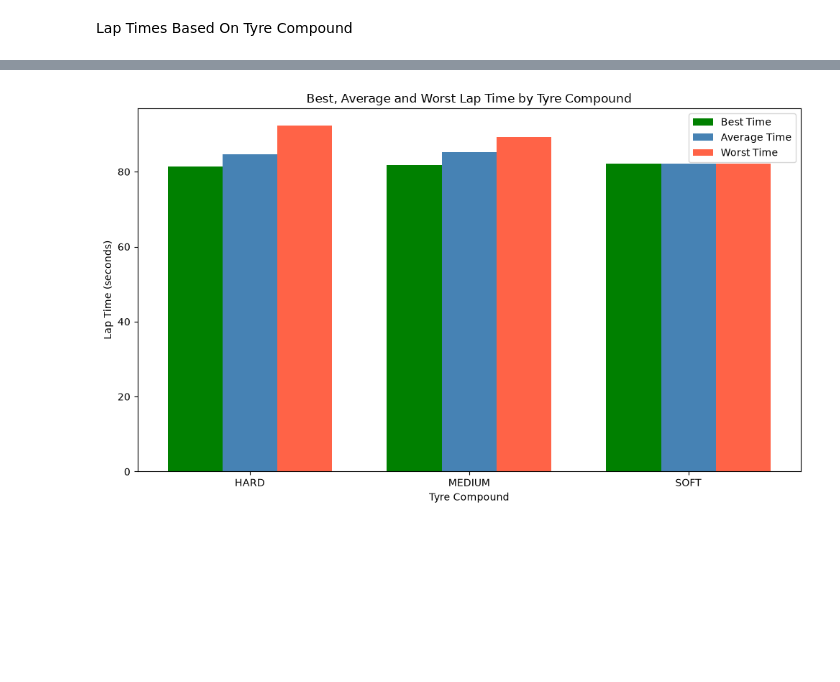
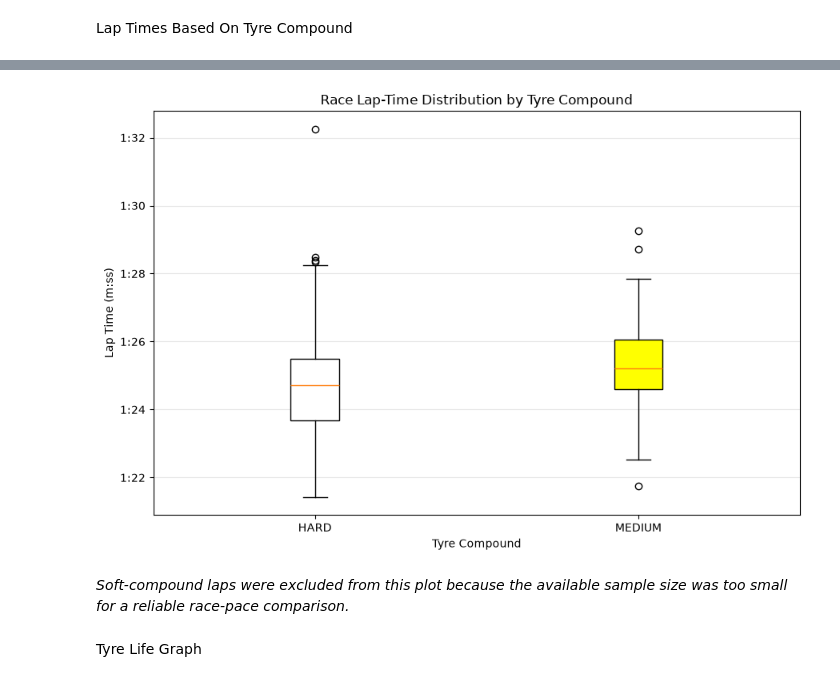
Before and after one commit to umutk11/f1-strategy-optimizer, a Jupyter notebook: notebooks/01_eda.ipynb, the cells around one changed output, grey strips where cells are left out. Cells and saved outputs as stored; diff of their text form; code cells hidden in the pictures; blank space fills up the shorter version.

Commit message:
Tyre and Pace Based Data Exploration

```diff
--- a/notebooks/01_eda.ipynb
+++ b/notebooks/01_eda.ipynb
@@ -680,6 +680,8 @@ Lap Times Based On Tyre Compound
 # %%
 tyre_analysis_data = race_strategy_laps[
     [
+        "Driver",
+        "Stint",
         "Compound",
         "LapTime",
         "TyreLife",
@@ -724,44 +740,51 @@ compound_summary
+# %%
+plot_compounds = reliable_compounds.tolist()
+
+boxplot_data = [
+    normal_tyre_laps.loc[
+        normal_tyre_laps["Compound"] == compound,
+        "LapTimeSeconds"
+    ].dropna()
+    for compound in plot_compounds
+]
+# %%
+from matplotlib.ticker import FuncFormatter
+
+def format_seconds_label(value, position):
+    total_seconds = int(round(value))
+    minutes, seconds = divmod(total_seconds, 60)
+    return f"{minutes}:{seconds:02d}"
 # %%
-import numpy as np
-import matplotlib.pyplot as plt
+fig, ax = plt.subplots(figsize=(9, 6))
 
-x = np.arange(len(compound_summary))
-width = 0.25
-
-fig, ax = plt.subplots(figsize=(10, 6))
-
-ax.bar(
-    x - width,
-    compound_summary["BestLapTime"],
-    width,
-    label="Best Time",
-    color="green",
+boxplot = ax.boxplot(
+    boxplot_data,
+    patch_artist=True
 )
 
-ax.bar(
-    x,
-    compound_summary["AverageLapTime"],
-    width,
-    label="Average Time",
-    color="steelblue"
+colors = ["white", "yellow"]
+
+for patch, color in zip(boxplot["boxes"], colors):
+    patch.set_facecolor(color)
+
+ax.set_xticks(range(1, len(plot_compounds) + 1))
+ax.set_xticklabels(plot_compounds)
+
+ax.set_title("Race Lap-Time Distribution by Tyre Compound")
+ax.set_xlabel("Tyre Compound")
+ax.set_ylabel("Lap Time (m:ss)")
+
+ax.yaxis.set_major_formatter(
+    FuncFormatter(format_seconds_label)
 )
 
-ax.bar(
-    x + width,
-    compound_summary["SlowestLapTime"],
-    width,
-    label="Worst Time",
-    color="tomato"
-)
-
-ax.set_title("Best, Average and Worst Lap Time by Tyre Compound")
-ax.set_xlabel("Tyre Compound")
-ax.set_ylabel("Lap Time (seconds)")
-ax.set_xticks(x)
-ax.set_xticklabels(compound_summary["Compound"])
-ax.legend()
+ax.grid(axis="y", alpha=0.3)
 
 plt.tight_layout()
 plt.show()
 # %% [output]
-[figure, old version]
+[figure, new version]
+# %% [markdown]
+*Soft-compound laps were excluded from this plot because the available sample size was too small for a reliable race-pace comparison.*
+# %% [markdown]
+Tyre Life Graph
```
Also changed, not shown: parts of 24 cells of this notebook, 2 other files.
